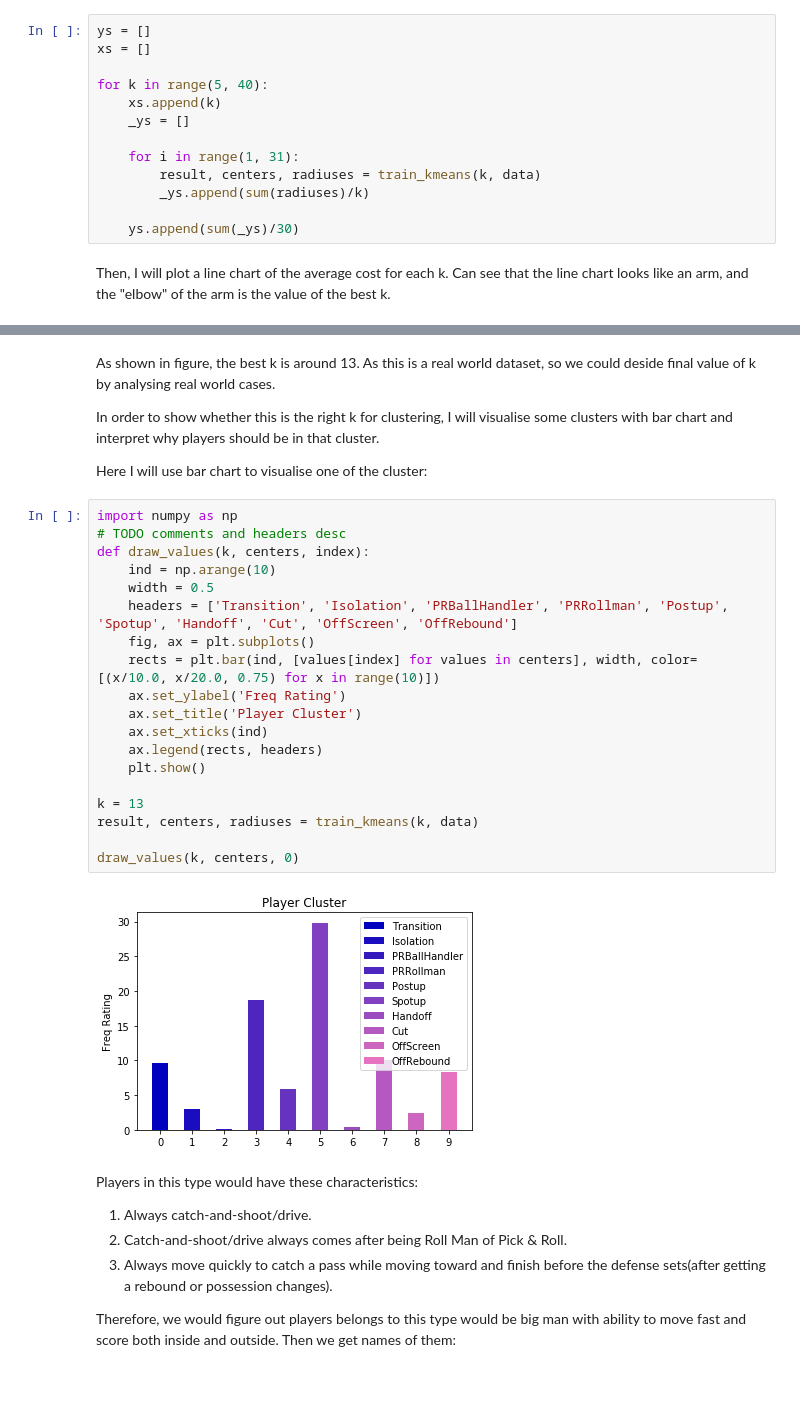
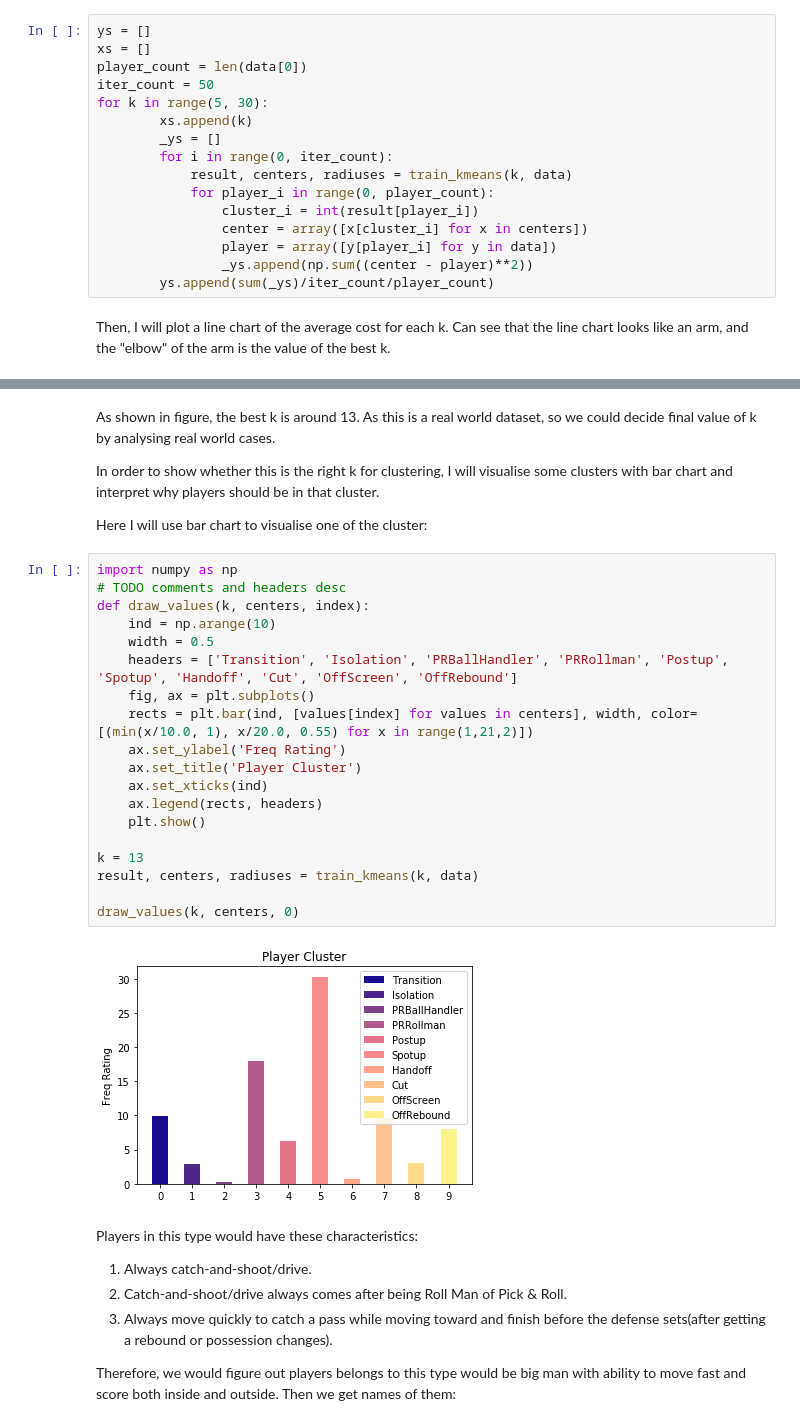
Before and after one commit to tingpan/shogun-project-demos, a Jupyter notebook: kmeans.ipynb, the cells around one changed output, grey strips where cells are left out. Drawn from its saved outputs; the diff is of its cells as text; blank space fills up the shorter version.

```diff
--- a/kmeans.ipynb
+++ b/kmeans.ipynb
@@ -65,16 +65,19 @@ I will run K-means with a range of k and calculate the sum of radiuses and for e
 # %%
 ys = []
 xs = []
-
-for k in range(5, 40):
-    xs.append(k)
-    _ys = []
-
-    for i in range(1, 31):
-        result, centers, radiuses = train_kmeans(k, data)
-        _ys.append(sum(radiuses)/k)
-
-    ys.append(sum(_ys)/30)
+player_count = len(data[0])
+iter_count = 50
+for k in range(5, 30):
+        xs.append(k)
+        _ys = []
+        for i in range(0, iter_count):
+            result, centers, radiuses = train_kmeans(k, data)
+            for player_i in range(0, player_count):
+                cluster_i = int(result[player_i])
+                center = array([x[cluster_i] for x in centers])
+                player = array([y[player_i] for y in data])
+                _ys.append(np.sum((center - player)**2))
+        ys.append(sum(_ys)/iter_count/player_count)
 # %% [markdown]
 Then, I will plot a line chart of the average cost for each k. Can see that the line chart looks like an arm, and the "elbow" of the arm is the value of the best k.
 # %%
@@ -88,5 +91,5 @@ plt.show()
 # %% [markdown]
-As shown in figure, the best k is around 13. As this is a real world dataset, so we could deside final value of k by analysing real world cases.
+As shown in figure, the best k is around 13. As this is a real world dataset, so we could decide final value of k by analysing real world cases.
 
 In order to show whether this is the right k for clustering, I will visualise some clusters with bar chart and interpret why players should be in that cluster.
 
@@ -94,24 +97,24 @@ Here I will use bar chart to visualise one of the cluster:
 # %%
 import numpy as np
 # TODO comments and headers desc
 def draw_values(k, centers, index):
     ind = np.arange(10)
     width = 0.5
     headers = ['Transition', 'Isolation', 'PRBallHandler', 'PRRollman', 'Postup', 'Spotup', 'Handoff', 'Cut', 'OffScreen', 'OffRebound']
     fig, ax = plt.subplots()
-    rects = plt.bar(ind, [values[index] for values in centers], width, color=[(x/10.0, x/20.0, 0.75) for x in range(10)])
+    rects = plt.bar(ind, [values[index] for values in centers], width, color=[(min(x/10.0, 1), x/20.0, 0.55) for x in range(1,21,2)])
     ax.set_ylabel('Freq Rating')
     ax.set_title('Player Cluster')
     ax.set_xticks(ind)
     ax.legend(rects, headers)
     plt.show()
 
 k = 13
 result, centers, radiuses = train_kmeans(k, data)
 
 draw_values(k, centers, 0)
 # %% [output]
-[figure, old version]
+[figure, new version]
 # %% [markdown]
 Players in this type would have these characteristics:
 
```
Also changed, not shown: parts of 2 cells of this notebook, 1 other file.
